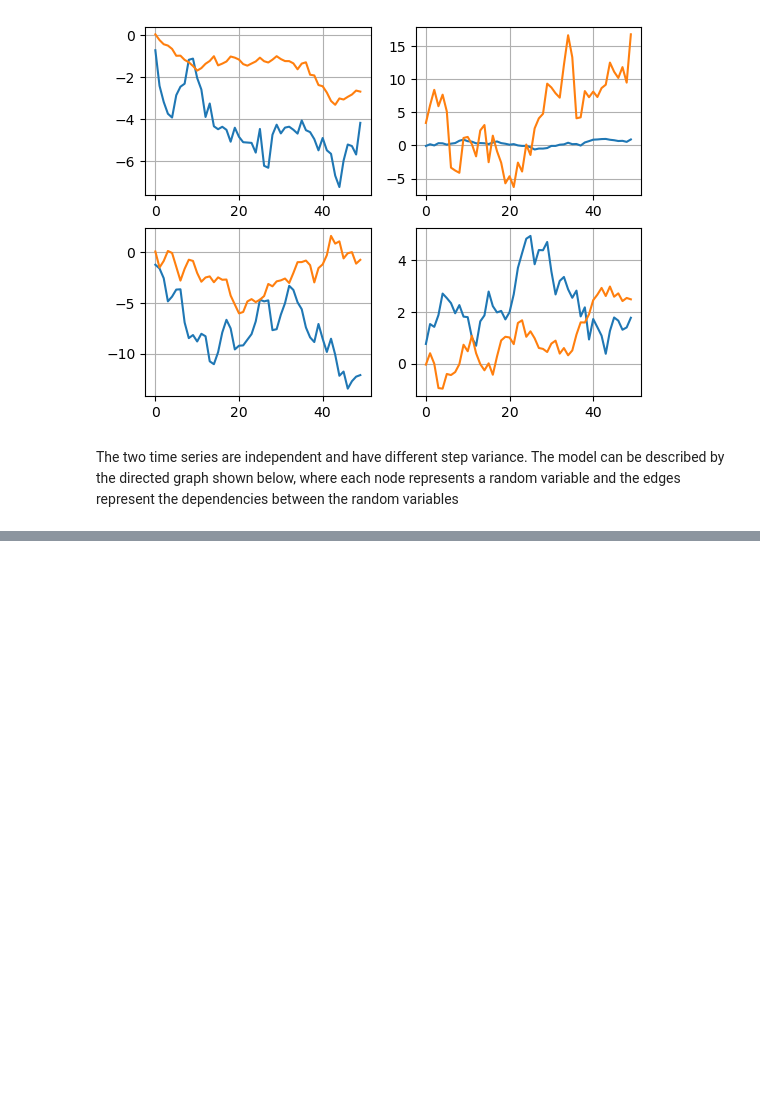
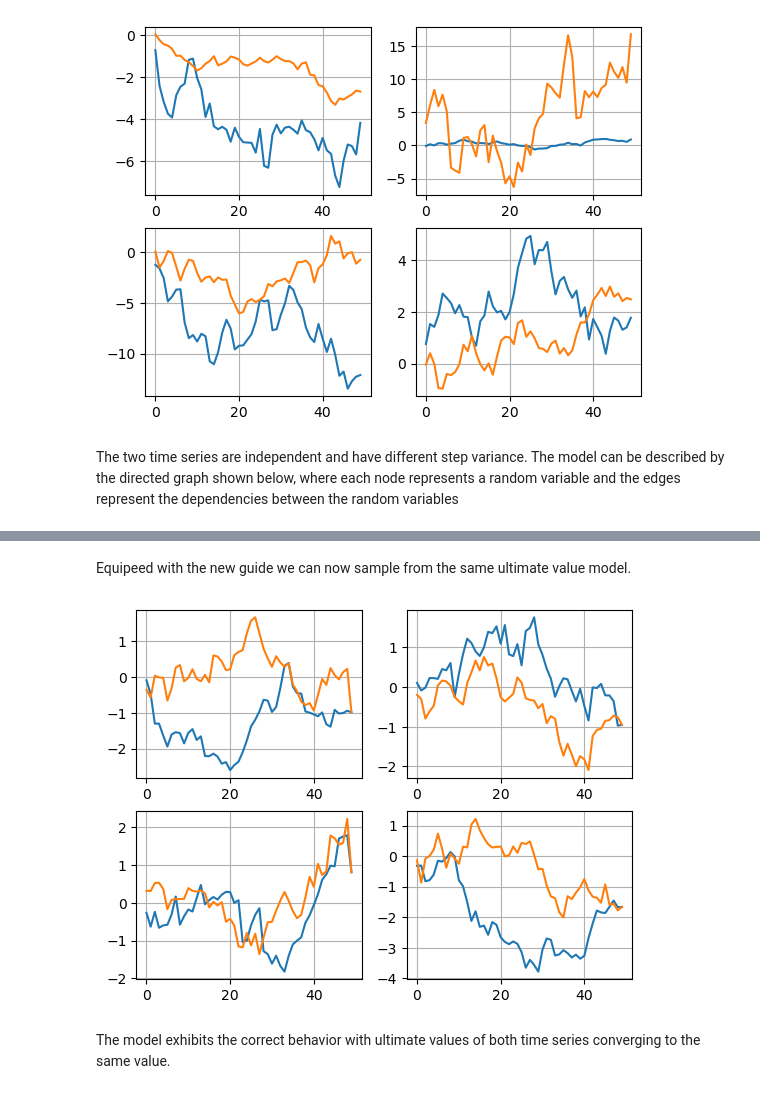
Before and after one commit to BenZickel/torch_arima, a Jupyter notebook: ARIMA/examples/reconciling_experts.ipynb, the cells around one changed output, grey strips where cells are left out. Drawn from its saved outputs; the diff is of its cells as text; code cells hidden in the pictures; blank space fills up the shorter version.

```diff
--- a/ARIMA/examples/reconciling_experts.ipynb
+++ b/ARIMA/examples/reconciling_experts.ipynb
@@ -73,0 +132,7 @@ render_model(model)
+# %%
+class SameUltimateModel(Model):
+    def forward(self):
+        ultimate = self.time_series[0].observations
+        with pyro.poutine.condition(data={f"time_series.{n}.observations":ultimate
+                                          for n in range(1, len(self.time_series))}):
+            return super().forward()
@@ -73,0 +141,7 @@ render_model(model)
+# %%
+same_ultimate_model = SameUltimateModel(num_time_steps, num_series)
+
+pyro.set_rng_seed(seed)
+pyro.clear_param_store()
+
+guide = fit(same_ultimate_model)
@@ -73,0 +160,16 @@ render_model(model)
+# %% [markdown]
+Equipeed with the new guide we can now sample from the same ultimate value model.
+# %%
+sampler = pyro.infer.Predictive(same_ultimate_model, guide=guide,
+                                num_samples=1000, parallel=True, return_sites=('_RETURN',))
+samples = sampler()['_RETURN']
+
+plt.figure()
+for i in range(4):
+    plt.subplot(2, 2, i + 1)
+    plt.plot(samples[i].detach().numpy())
+    plt.grid()
+# %% [output]
+[figure, added]
+# %% [markdown]
+The model exhibits the correct behavior with ultimate values of both time series converging to the same value.
```
Also changed, not shown: parts of 9 cells of this notebook.
